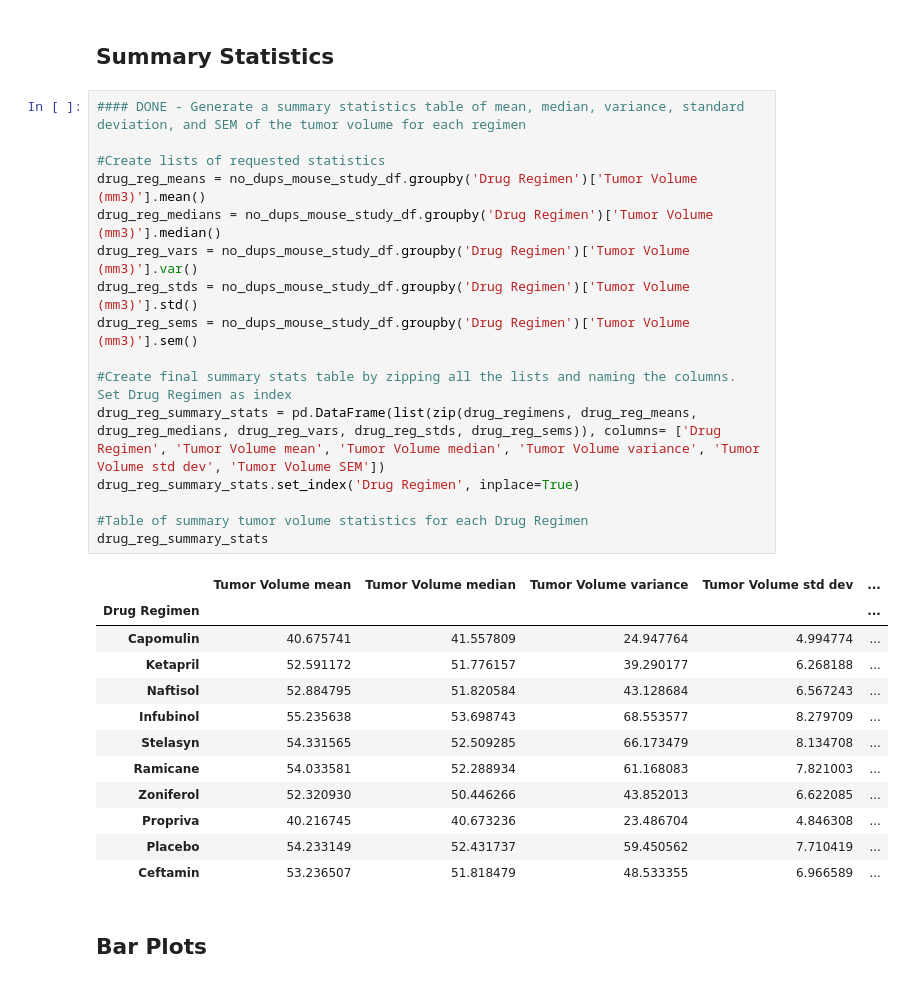
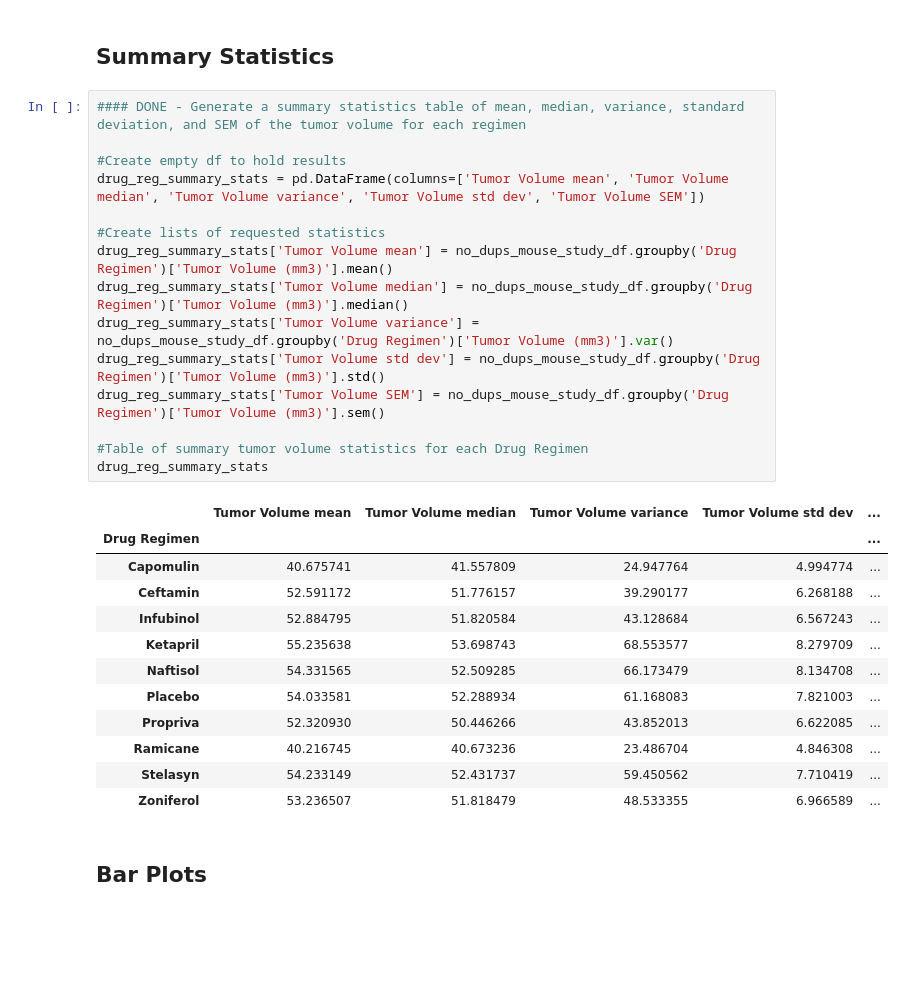
Before and after one commit to Terrence-Cummings/matplotlib-challenge, a Jupyter notebook: Pymaceuticals/pymaceuticals_TC_v2.ipynb, the cells around one changed output. Drawn from its saved outputs; the diff is of its cells as text; blank space fills up the shorter version.

```diff
--- a/Pymaceuticals/pymaceuticals_TC_v2.ipynb
+++ b/Pymaceuticals/pymaceuticals_TC_v2.ipynb
@@ -116,35 +116,34 @@ no_dup_num_mice_ID.style.hide_index()
 | 248 |
 # %% [markdown]
 ## Summary Statistics
-# %%
-#### DONE - Generate a summary statistics table of mean, median, variance, standard deviation, and SEM of the tumor volume for each regimen
-
-#Create lists of requested statistics
-drug_reg_means = no_dups_mouse_study_df.groupby('Drug Regimen')['Tumor Volume (mm3)'].mean()
-drug_reg_medians = no_dups_mouse_study_df.groupby('Drug Regimen')['Tumor Volume (mm3)'].median()
-drug_reg_vars = no_dups_mouse_study_df.groupby('Drug Regimen')['Tumor Volume (mm3)'].var()
-drug_reg_stds = no_dups_mouse_study_df.groupby('Drug Regimen')['Tumor Volume (mm3)'].std()
-drug_reg_sems = no_dups_mouse_study_df.groupby('Drug Regimen')['Tumor Volume (mm3)'].sem()
-
-#Create final summary stats table by zipping all the lists and naming the columns. Set Drug Regimen as index
-drug_reg_summary_stats = pd.DataFrame(list(zip(drug_regimens, drug_reg_means, drug_reg_medians, drug_reg_vars, drug_reg_stds, drug_reg_sems)), columns= ['Drug Regimen', 'Tumor Volume mean', 'Tumor Volume median', 'Tumor Volume variance', 'Tumor Volume std dev', 'Tumor Volume SEM'])
-drug_reg_summary_stats.set_index('Drug Regimen', inplace=True)
-
-#Table of summary tumor volume statistics for each Drug Regimen
-drug_reg_summary_stats
-# %% [output]
-|  | Tumor Volume mean | Tumor Volume median | Tumor Volume variance | Tumor Volume std dev | ... |
-| Drug Regimen |  |  |  |  | ... |
-| Capomulin | 40.675741 | 41.557809 | 24.947764 | 4.994774 | ... |
-| Ketapril | 52.591172 | 51.776157 | 39.290177 | 6.268188 | ... |
-| Naftisol | 52.884795 | 51.820584 | 43.128684 | 6.567243 | ... |
-| Infubinol | 55.235638 | 53.698743 | 68.553577 | 8.279709 | ... |
-| Stelasyn | 54.331565 | 52.509285 | 66.173479 | 8.134708 | ... |
-| Ramicane | 54.033581 | 52.288934 | 61.168083 | 7.821003 | ... |
-| Zoniferol | 52.320930 | 50.446266 | 43.852013 | 6.622085 | ... |
-| Propriva | 40.216745 | 40.673236 | 23.486704 | 4.846308 | ... |
-| Placebo | 54.233149 | 52.431737 | 59.450562 | 7.710419 | ... |
-| Ceftamin | 53.236507 | 51.818479 | 48.533355 | 6.966589 | ... |
+# %%
+#### DONE - Generate a summary statistics table of mean, median, variance, standard deviation, and SEM of the tumor volume for each regimen
+
+#Create empty df to hold results
+drug_reg_summary_stats = pd.DataFrame(columns=['Tumor Volume mean', 'Tumor Volume median', 'Tumor Volume variance', 'Tumor Volume std dev', 'Tumor Volume SEM'])
+
+#Create lists of requested statistics
+drug_reg_summary_stats['Tumor Volume mean'] = no_dups_mouse_study_df.groupby('Drug Regimen')['Tumor Volume (mm3)'].mean()
+drug_reg_summary_stats['Tumor Volume median'] = no_dups_mouse_study_df.groupby('Drug Regimen')['Tumor Volume (mm3)'].median()
+drug_reg_summary_stats['Tumor Volume variance'] = no_dups_mouse_study_df.groupby('Drug Regimen')['Tumor Volume (mm3)'].var()
+drug_reg_summary_stats['Tumor Volume std dev'] = no_dups_mouse_study_df.groupby('Drug Regimen')['Tumor Volume (mm3)'].std()
+drug_reg_summary_stats['Tumor Volume SEM'] = no_dups_mouse_study_df.groupby('Drug Regimen')['Tumor Volume (mm3)'].sem()
+
+#Table of summary tumor volume statistics for each Drug Regimen
+drug_reg_summary_stats
+# %% [output]
+|  | Tumor Volume mean | Tumor Volume median | Tumor Volume variance | Tumor Volume std dev | ... |
+| Drug Regimen |  |  |  |  | ... |
+| Capomulin | 40.675741 | 41.557809 | 24.947764 | 4.994774 | ... |
+| Ceftamin | 52.591172 | 51.776157 | 39.290177 | 6.268188 | ... |
+| Infubinol | 52.884795 | 51.820584 | 43.128684 | 6.567243 | ... |
+| Ketapril | 55.235638 | 53.698743 | 68.553577 | 8.279709 | ... |
+| Naftisol | 54.331565 | 52.509285 | 66.173479 | 8.134708 | ... |
+| Placebo | 54.033581 | 52.288934 | 61.168083 | 7.821003 | ... |
+| Propriva | 52.320930 | 50.446266 | 43.852013 | 6.622085 | ... |
+| Ramicane | 40.216745 | 40.673236 | 23.486704 | 4.846308 | ... |
+| Stelasyn | 54.233149 | 52.431737 | 59.450562 | 7.710419 | ... |
+| Zoniferol | 53.236507 | 51.818479 | 48.533355 | 6.966589 | ... |
 # %% [markdown]
 ## Bar Plots
 # %%
```
Also changed, not shown: parts of 2 cells of this notebook.
